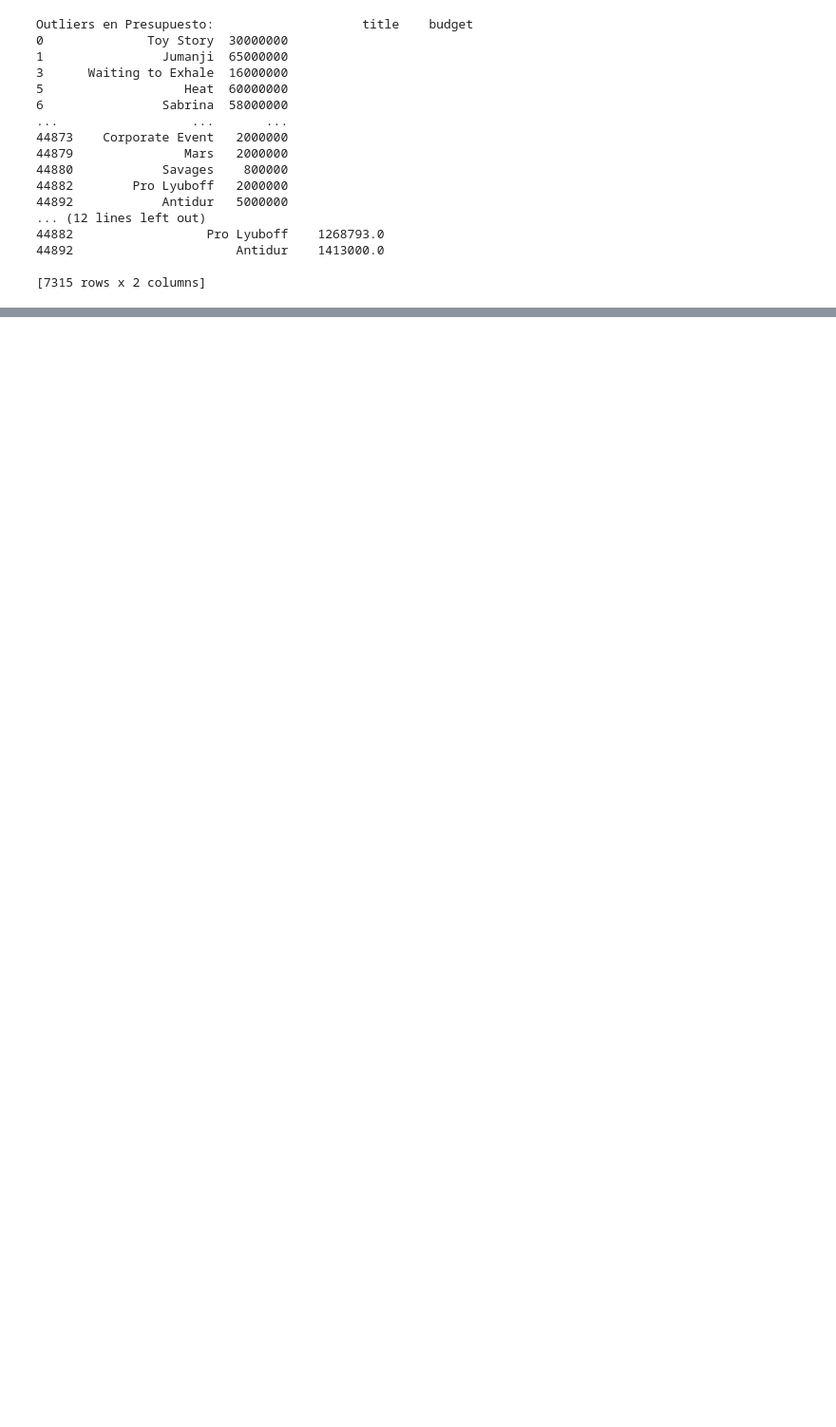
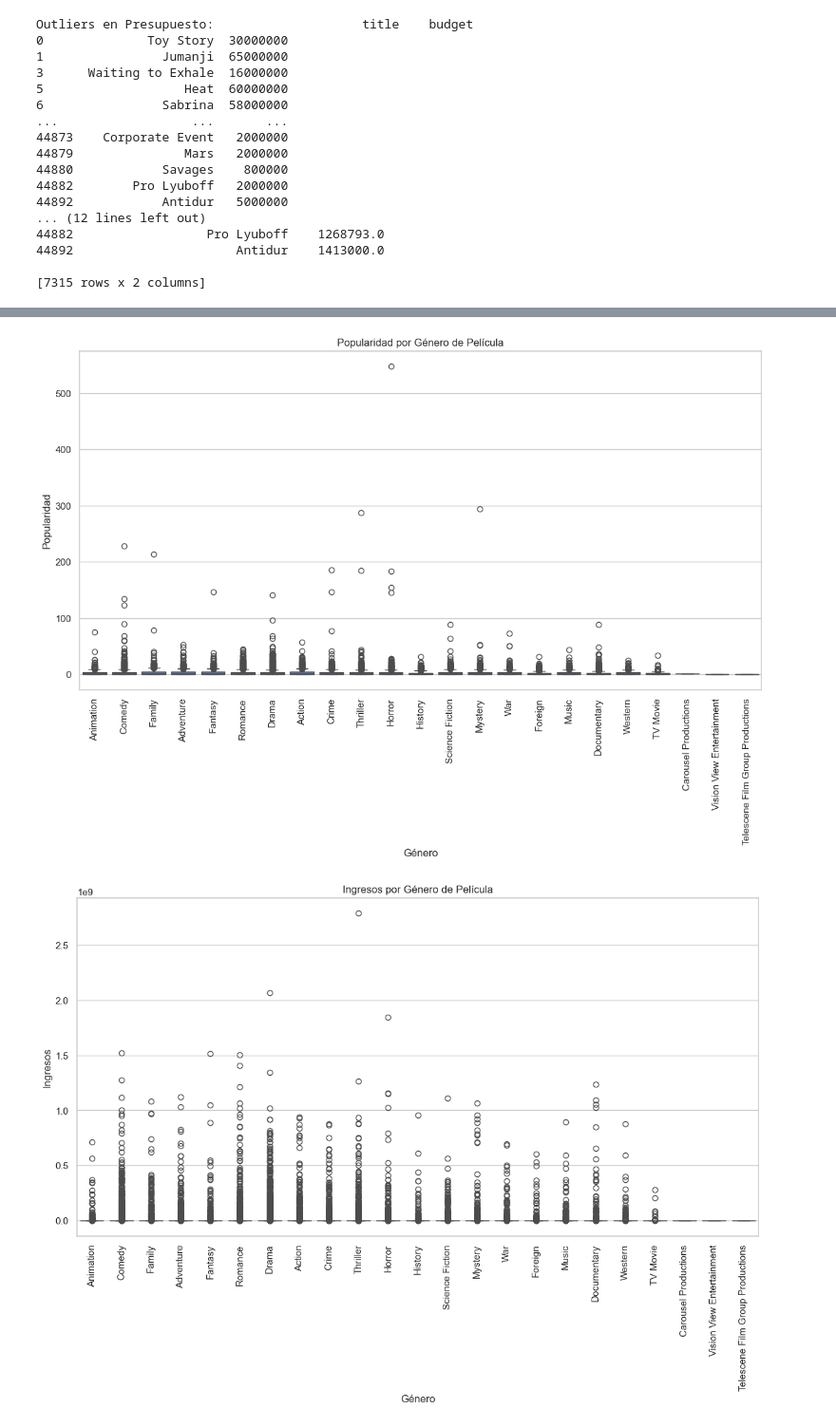
Before and after one commit to GermaNieva/Henry---Proyecto-indivudual, a Jupyter notebook: NOTEBOOKS/data_analysis.ipynb, the cells around one changed output, grey strips where cells are left out. Shown at 95% size. Drawn from its saved outputs; the diff is of its cells as text; code cells hidden in the pictures; blank space fills up the shorter version.

```diff
--- a/NOTEBOOKS/data_analysis.ipynb
+++ b/NOTEBOOKS/data_analysis.ipynb
@@ -168,0 +196,21 @@ Outliers en Presupuesto:                    title    budget
+# %%
+# Relación entre Género y Popularidad
+plt.figure(figsize=(14, 7))
+sns.boxplot(x='genre_name', y='popularity', data=data)
+plt.title('Popularidad por Género de Película')
+plt.xlabel('Género')
+plt.ylabel('Popularidad')
+plt.xticks(rotation=90)
+plt.show()
+
+# Relación entre Género e Ingresos
+plt.figure(figsize=(14, 7))
+sns.boxplot(x='genre_name', y='revenue', data=data)
+plt.title('Ingresos por Género de Película')
+plt.xlabel('Género')
+plt.ylabel('Ingresos')
+plt.xticks(rotation=90)
+plt.show()
+# %% [output]
+[figure, added]
+[figure, added]
```
Also changed, not shown: parts of 10 cells of this notebook, 4 other files.
